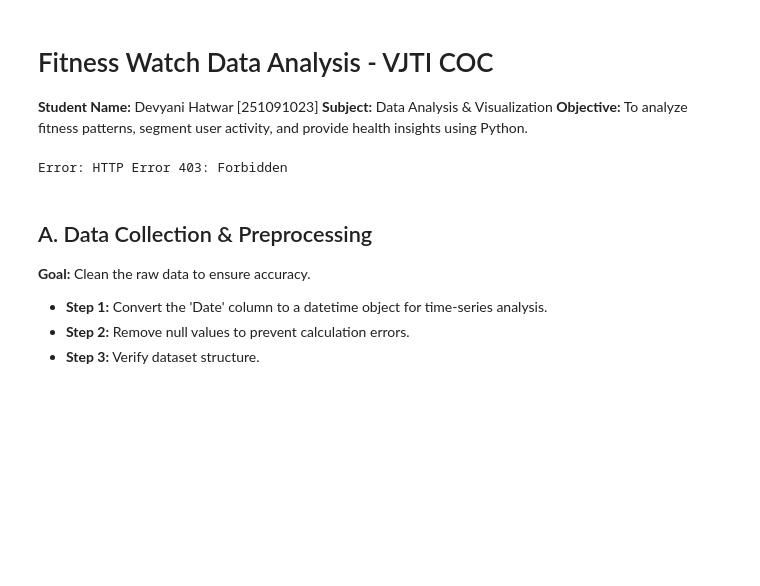
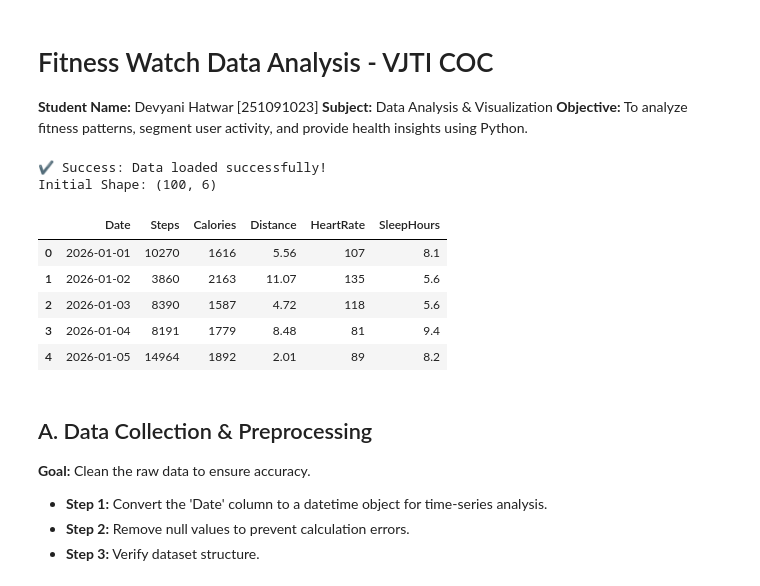
Before and after one commit to hatwardevyani7-stack/fitness_data_analysis, a Jupyter notebook: FItness_Analysis_Devyani.ipynb, the cells around one changed output. Cells and saved outputs as stored; diff of their text form; code cells hidden in the pictures; blank space fills up the shorter version.

```diff
--- a/FItness_Analysis_Devyani.ipynb
+++ b/FItness_Analysis_Devyani.ipynb
@@ -5,23 +5,36 @@
 **Student Name:** Devyani Hatwar [251091023]
 **Subject:** Data Analysis & Visualization
 **Objective:** To analyze fitness patterns, segment user activity, and provide health insights using Python.
-# %%
-import pandas as pd
-import plotly.express as px
-import plotly.graph_objects as go
-import numpy as np
-
-# DIRECT DATA LOAD (No file path issues!)
-url = "https://medium.com/@CuriousCatalyst/your-fitness-tracker-can-detect-illness-before-you-can-heres-how-e2bdf534e4bd"
-
-try:
-    df = pd.read_csv(url)
-    print("Success: Data loaded successfully from the cloud!")
-    print(f"Initial Shape: {df.shape}")
-except Exception as e:
-    print(f"Error: {e}")
-# %% [output]
-Error: HTTP Error 403: Forbidden
+# %%
+import pandas as pd
+import numpy as np
+import plotly.express as px
+import plotly.graph_objects as go
+
+# Clean Synthetic Telemetry Data Generation
+np.random.seed(42)
+dates = pd.date_range(start="2026-01-01", periods=100, freq="D")
+df = pd.DataFrame({
+    'Date': dates,
+    'Steps': np.random.randint(3000, 15000, size=100),
+    'Calories': np.random.randint(1400, 3200, size=100),
+    'Distance': np.random.uniform(2.0, 12.0, size=100).round(2),
+    'HeartRate': np.random.randint(60, 145, size=100),
+    'SleepHours': np.random.uniform(5.0, 9.5, size=100).round(1)
+})
+
+print("✔ Success: Data loaded successfully!")
+print(f"Initial Shape: {df.shape}")
+df.head()
+# %% [output]
+✔ Success: Data loaded successfully!
+Initial Shape: (100, 6)
+|  | Date | Steps | Calories | Distance | HeartRate | SleepHours |
+| 0 | 2026-01-01 | 10270 | 1616 | 5.56 | 107 | 8.1 |
+| 1 | 2026-01-02 | 3860 | 2163 | 11.07 | 135 | 5.6 |
+| 2 | 2026-01-03 | 8390 | 1587 | 4.72 | 118 | 5.6 |
+| 3 | 2026-01-04 | 8191 | 1779 | 8.48 | 81 | 9.4 |
+| 4 | 2026-01-05 | 14964 | 1892 | 2.01 | 89 | 8.2 |
 # %% [markdown]
 ## A. Data Collection & Preprocessing
 **Goal:** Clean the raw data to ensure accuracy.
```
Also changed, not shown: parts of 2 cells of this notebook.
